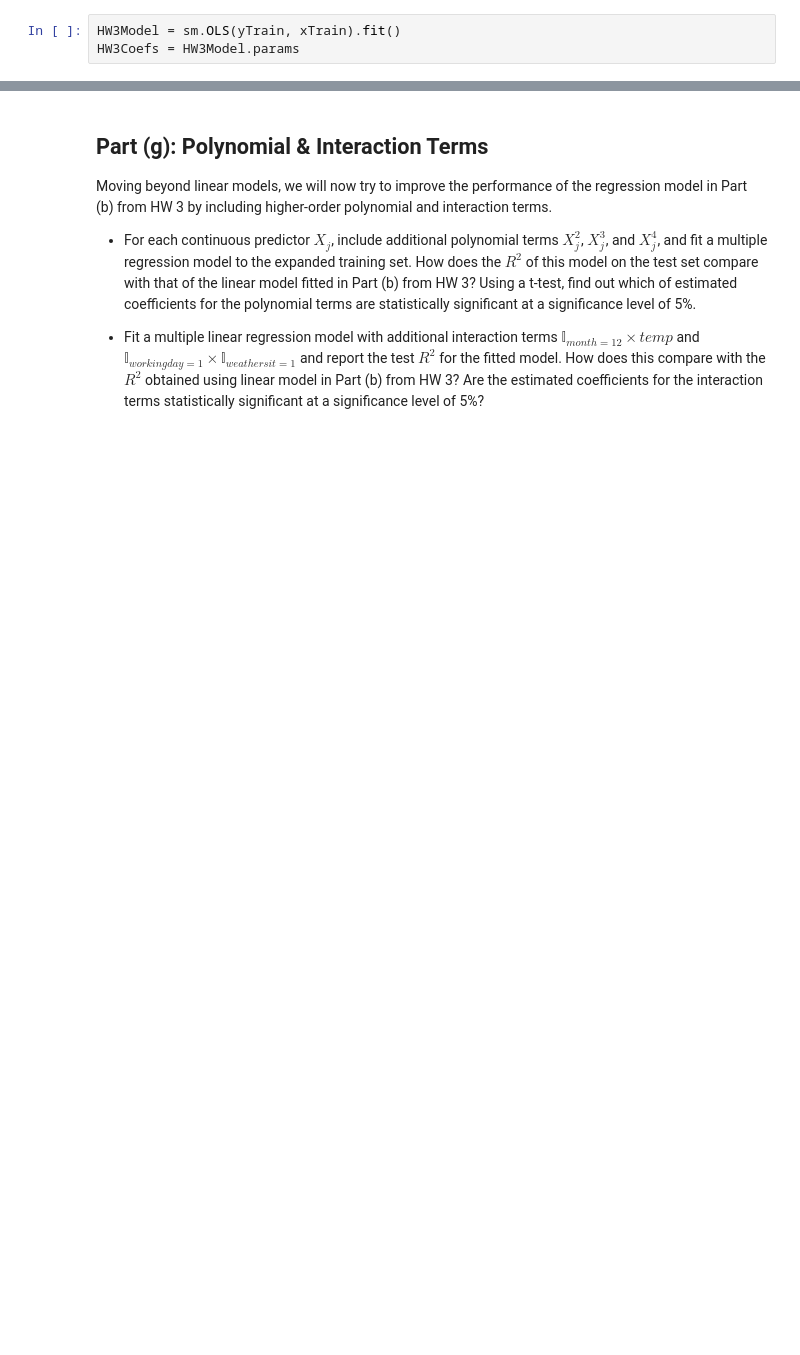
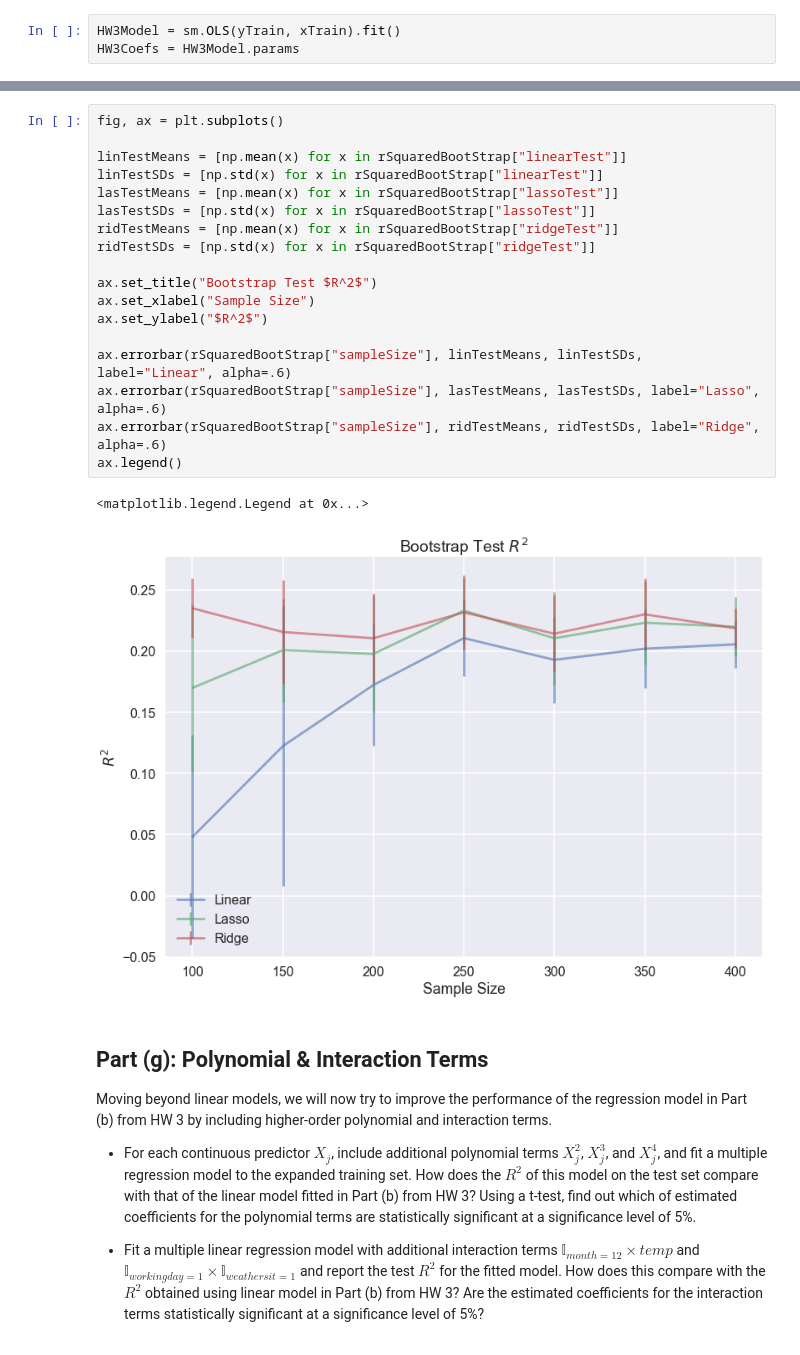
Before and after one commit to EverettSussman/CS109HW4, a Jupyter notebook: cs109a_hw4.ipynb, the cells around one changed output, grey strips where cells are left out. Drawn from its saved outputs; the diff is of its cells as text; blank space fills up the shorter version.

```diff
--- a/cs109a_hw4.ipynb
+++ b/cs109a_hw4.ipynb
@@ -176,3 +247,24 @@ your answers here
+# %%
+fig, ax = plt.subplots()
+
+linTestMeans = [np.mean(x) for x in rSquaredBootStrap["linearTest"]]
+linTestSDs = [np.std(x) for x in rSquaredBootStrap["linearTest"]]
+lasTestMeans = [np.mean(x) for x in rSquaredBootStrap["lassoTest"]]
+lasTestSDs = [np.std(x) for x in rSquaredBootStrap["lassoTest"]]
+ridTestMeans = [np.mean(x) for x in rSquaredBootStrap["ridgeTest"]]
+ridTestSDs = [np.std(x) for x in rSquaredBootStrap["ridgeTest"]]
+
+ax.set_title("Bootstrap Test $R^2$")
+ax.set_xlabel("Sample Size")
+ax.set_ylabel("$R^2$")
+
+ax.errorbar(rSquaredBootStrap["sampleSize"], linTestMeans, linTestSDs, label="Linear", alpha=.6)
+ax.errorbar(rSquaredBootStrap["sampleSize"], lasTestMeans, lasTestSDs, label="Lasso", alpha=.6)
+ax.errorbar(rSquaredBootStrap["sampleSize"], ridTestMeans, ridTestSDs, label="Ridge", alpha=.6)
+ax.legend()
+# %% [output]
+<matplotlib.legend.Legend at 0x...>
+[figure, added]
 # %% [markdown]
 ## Part (g): Polynomial & Interaction Terms
 
```
Also changed, not shown: parts of 23 cells of this notebook.
